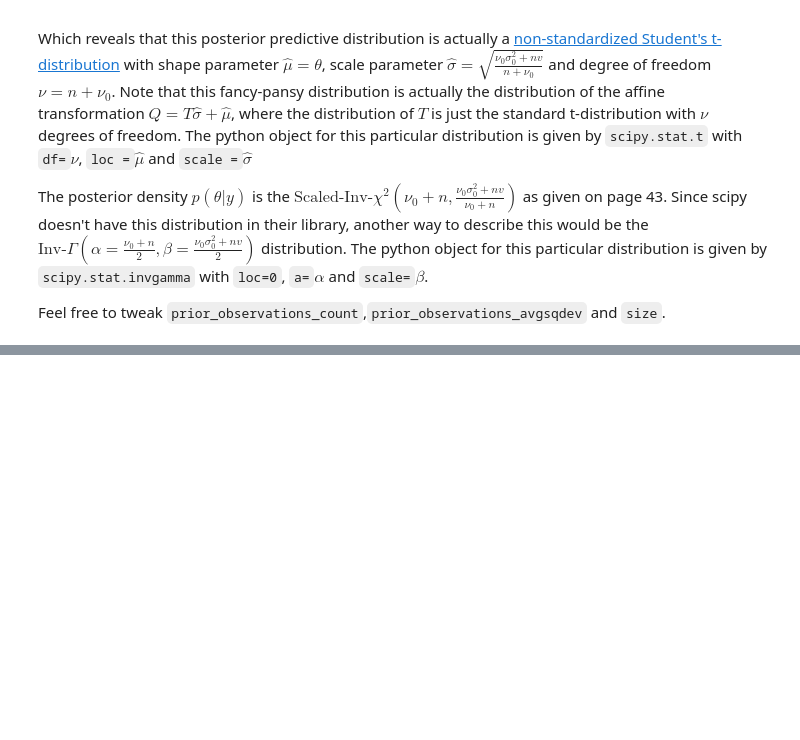
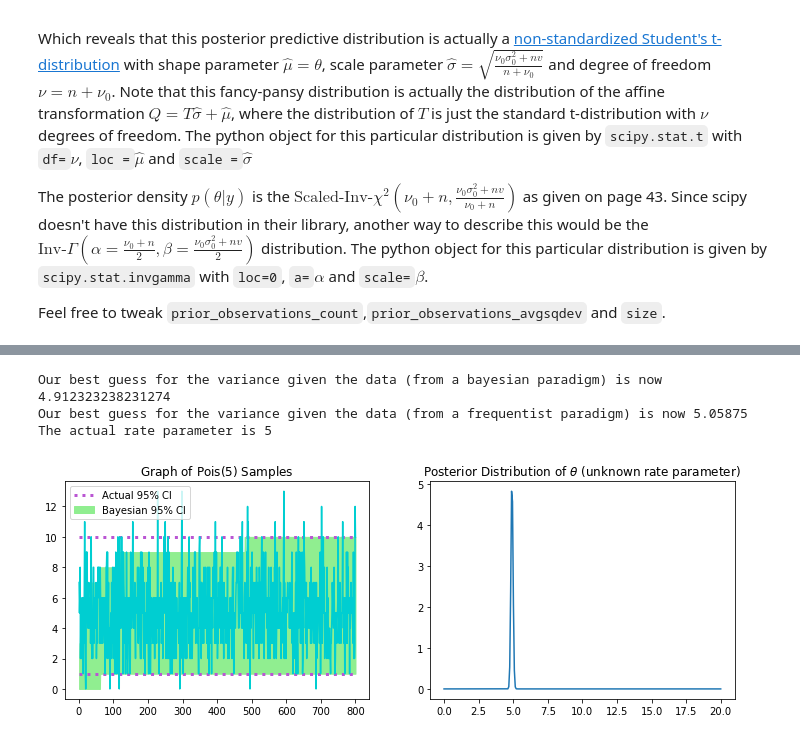
Before and after one commit to MatthewK100000/Hands-On-Code-for-Bayesian-Data-Analysis-, a Jupyter notebook: BDA_Ch2.ipynb, the cells around one changed output, grey strips where cells are left out. Drawn from its saved outputs; the diff is of its cells as text; code cells hidden in the pictures; blank space fills up the shorter version.

```diff
--- a/BDA_Ch2.ipynb
+++ b/BDA_Ch2.ipynb
@@ -152,0 +168,34 @@ The actual variance is 1
+# %%
+theta = 5 # rate parameter for a poisson distribution, this doesn't change
+prior_count,prior_observations = 5,25 # alpha-1 and beta, respectively
+size = 800
+
+y = np.random.poisson(lam=lam,size=size) # random poisson sample
+upper_95_CI = scipy.stats.poisson(mu=theta).ppf(0.975) # 97.5th percentile
+lower_95_CI = scipy.stats.poisson(mu=theta).ppf(0.025) # 2.5th percentile
+t = np.arange(1,len(y)+1) # I called this the input vector (vector of x coords)
+
+alpha_hat = 1+prior_count + np.cumsum(y) # starting here, it reflects the math done above
+beta_hat = prior_observations + np.arange(1,len(y)+1)
+
+posterior = scipy.stats.gamma(a=alpha_hat[-1],scale=1/beta_hat[-1])
+predictive_posterior = scipy.stats.nbinom(p=(beta_hat/(beta_hat+1)),n=alpha_hat) # ending here, it reflects the math doen above
+
+fig, ax = plt.subplots(1, 2,figsize=(12,4))
+ax[0].plot([0,len(y)],[lower_95_CI,lower_95_CI],color='mediumorchid',linestyle=':',linewidth=3,label='Actual 95% CI'); # approximate lower CI
+ax[0].plot([0,len(y)],[upper_95_CI,upper_95_CI],color='mediumorchid',linestyle=':',linewidth=3); # approximate upper CI
+ax[0].plot(t,y,color='darkturquoise'); # plot sample
+ax[0].fill_between(t,predictive_posterior.ppf(0.025),predictive_posterior.ppf(0.975),color='lightgreen',label='Bayesian 95% CI'); # bayesian CI
+ax[0].set_title(r'Graph of $\mathrm{Pois}(5)$ Samples')
+ax[0].legend()
+ax[1].plot(np.linspace(0,20,300),posterior.pdf(np.linspace(0,20,300)))
+ax[1].set_title(r'Posterior Distribution of $\theta$ (unknown rate parameter)')
+
+print('Our best guess for the variance given the data (from a bayesian paradigm) is now',posterior.ppf(0.5))
+print('Our best guess for the variance given the data (from a frequentist paradigm) is now',np.mean(y))
+print('The actual rate parameter is',5)
+# %% [output]
+Our best guess for the variance given the data (from a bayesian paradigm) is now 4.912323238231274
+Our best guess for the variance given the data (from a frequentist paradigm) is now 5.05875
+The actual rate parameter is 5
+[figure, added]
```
Also changed, not shown: parts of 2 cells of this notebook.
